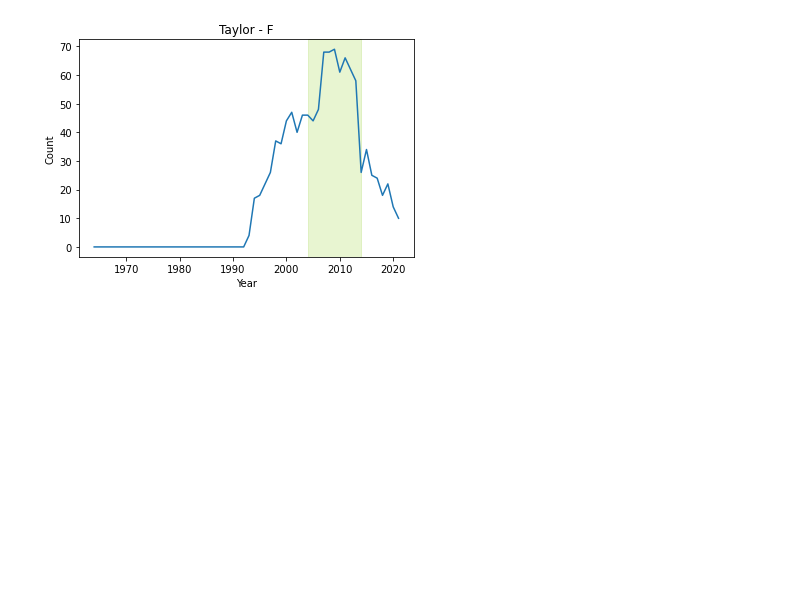
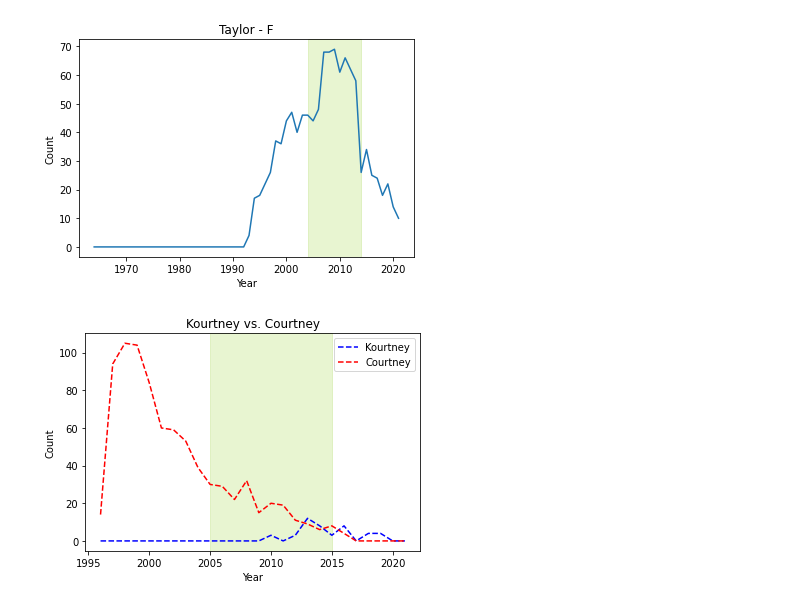
Before and after one commit to lisawhyte/UCDPA_LisaWhyte, a Jupyter notebook: BabyNames.ipynb, the cells around one changed output. Saved outputs shown, nothing was run; the diff lists cells and outputs as text; code cells hidden in the pictures; blank space fills up the shorter version.

Commit message:
Added function to compare spellings

```diff
--- a/BabyNames.ipynb
+++ b/BabyNames.ipynb
@@ -573,3 +573,27 @@ analyse_group(irl_AllNames,solo_singers_df,10)
 [figure]
 [figure]
 [figure]
+# %%
+#This function will compare trends for a name with different spellings
+#I will use this function to analyse the unusual "Kardashian spelling" of Kourtney and Khloe versus the classic spellings of Courtney and Chloe
+def compare_spellings(dataset, start_year, category_df, name1, name2, gender, year_span):
+    fig, ax = plt.subplots()
+    names_df1 = dataset[(dataset['Names'] == name1) & (dataset['Gender'] == gender) & (dataset['Year'] > start_year)]
+    names_df2 = dataset[(dataset['Names'] == name2) & (dataset['Gender'] == gender) & (dataset['Year'] > start_year)]
+    ax.plot(names_df1['Year'], names_df1['Count'], color="b", linestyle="--", label=name1)
+    ax.plot(names_df2['Year'], names_df2['Count'], color="r", linestyle="--", label=name2)
+    ax.set_xlabel("Year")
+    ax.set_ylabel("Count")
+    ax.set_title(name1 + " vs. " + name2)
+    ax.legend()
+    celeb_df = category_df[category_df['name'] == name1]
+    celeb_dict = celeb_df.to_dict('list')
+    span_start = celeb_dict['active_from'][0]
+    span_end = celeb_dict['active_from'][0] + year_span
+    plt.axvspan(span_start,span_end, color="#B3DE69", alpha=0.3)
+    plt.show()
+# %%
+#Run compare_spellings function on Kourtney/Courtney
+compare_spellings(irl_AllNames, 1995, kardashians_df, "Kourtney", "Courtney", "F", 10)
+# %% [output]
+[figure, added]
```
Also changed, not shown: parts of 1 cell of this notebook.
